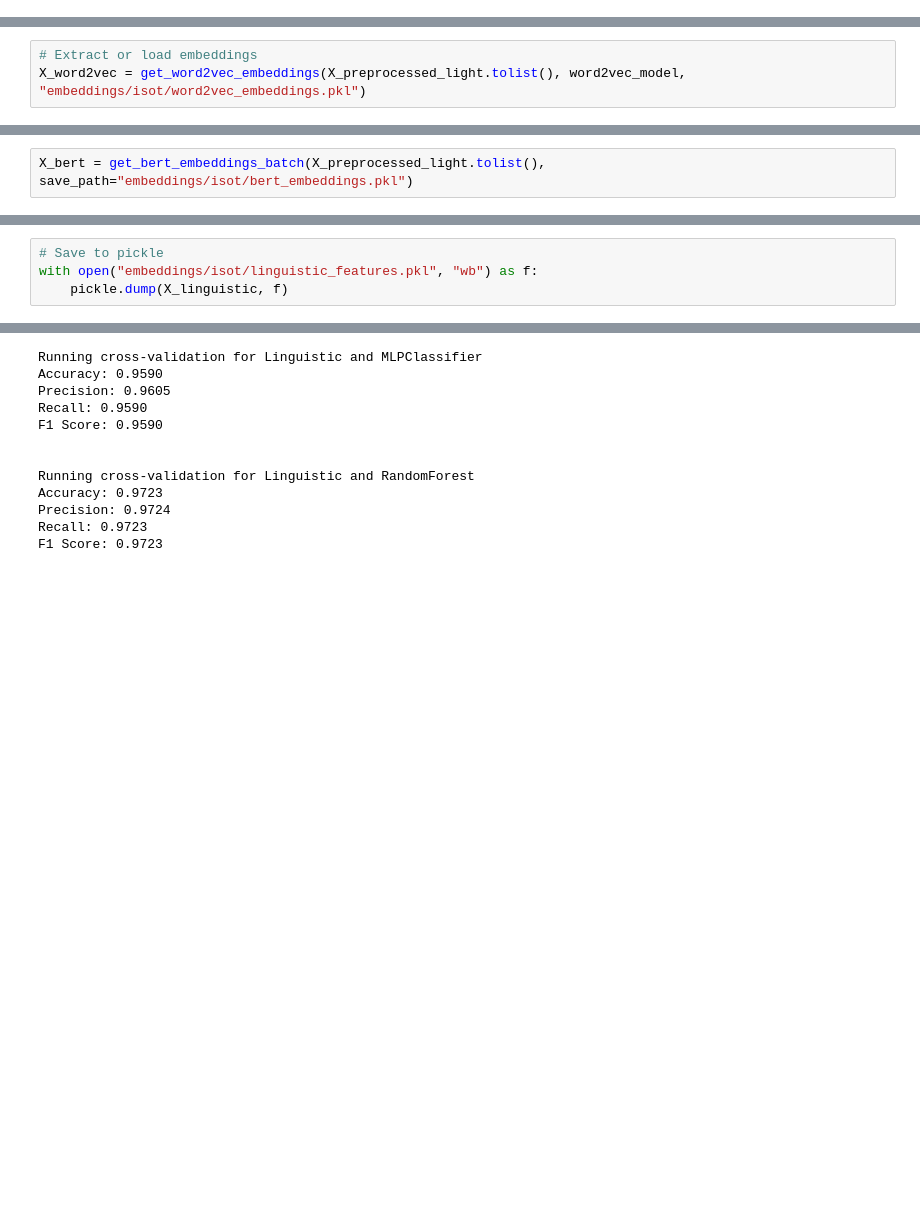
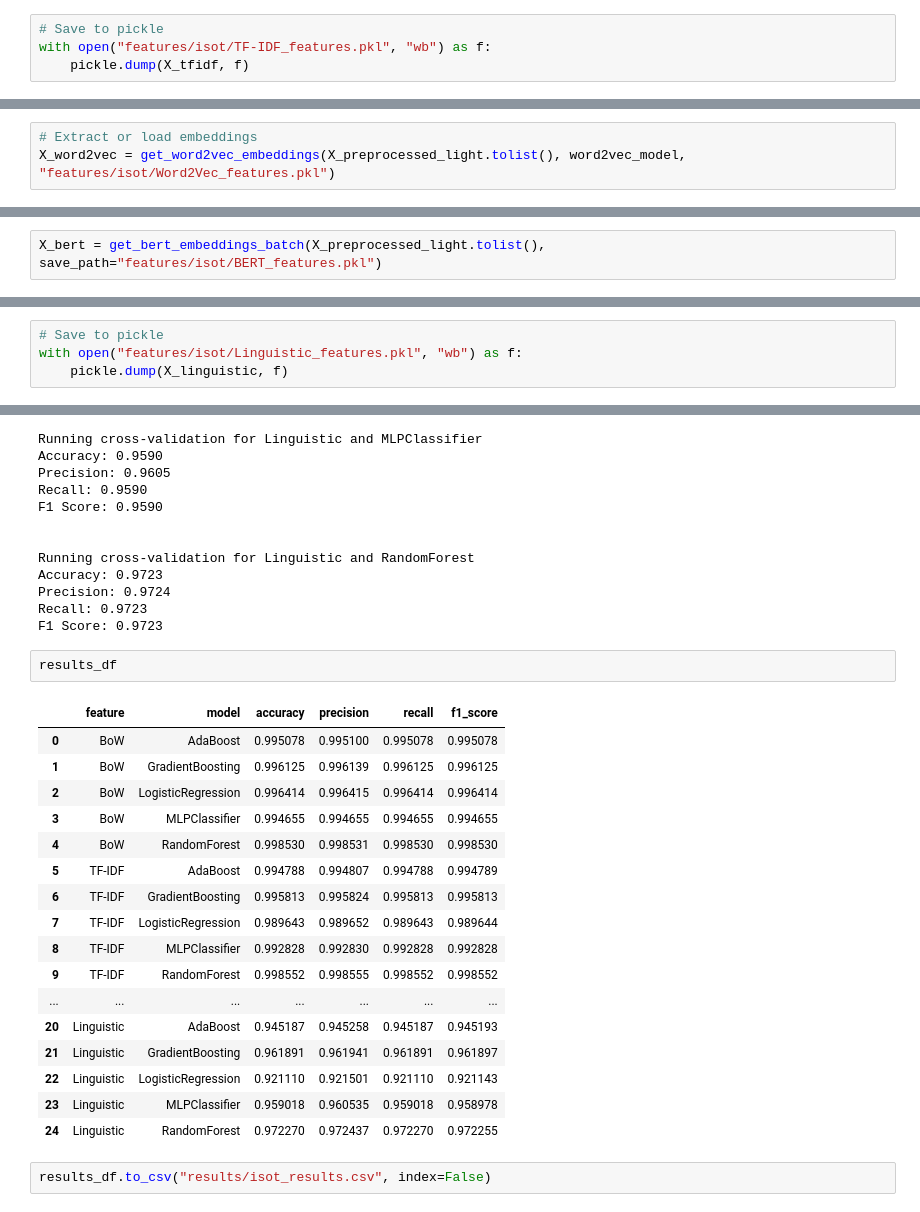
Before and after one commit to lu-julia/fake-news-detection, a Jupyter notebook: 1-isot.ipynb, the cells around one changed output, grey strips where cells are left out. Cells and saved outputs as stored; diff of their text form; blank space fills up the shorter version.

```diff
--- a/isot.ipynb
+++ b/1-isot.ipynb
@@ -250,6 +254,10 @@ def get_tfidf_features(X):
     return X_tfidf, tfidf
 # %%
 X_tfidf, tfidf_vectorizer = get_tfidf_features(X_preprocessed_full)
+# %%
+# Save to pickle
+with open("features/isot/TF-IDF_features.pkl", "wb") as f:
+    pickle.dump(X_tfidf, f)
 # %% [markdown]
 ### 4.3. Word2Vec
 # %%
@@ -296,7 +304,7 @@ word2vec_model = load_word2vec_model()
 Word2Vec loaded! Vocab size: 3000000
 # %%
 # Extract or load embeddings
-X_word2vec = get_word2vec_embeddings(X_preprocessed_light.tolist(), word2vec_model, "embeddings/isot/word2vec_embeddings.pkl")
+X_word2vec = get_word2vec_embeddings(X_preprocessed_light.tolist(), word2vec_model, "features/isot/Word2Vec_features.pkl")
 # %% [output]
 Loading Word2Vec embeddings from cache.
 # %%
@@ -356,7 +364,7 @@ def get_bert_embeddings_batch(texts, save_path, batch_size=32):
 
     return X_bert
 # %%
-X_bert = get_bert_embeddings_batch(X_preprocessed_light.tolist(), save_path="embeddings/isot/bert_embeddings.pkl")
+X_bert = get_bert_embeddings_batch(X_preprocessed_light.tolist(), save_path="features/isot/BERT_features.pkl")
 # %% [output]
 Loading BERT embeddings from cache.
 # %%
@@ -465,7 +473,7 @@ X_linguistic
 44898 rows × 32 columns
 # %%
 # Save to pickle
-with open("embeddings/isot/linguistic_features.pkl", "wb") as f:
+with open("features/isot/Linguistic_features.pkl", "wb") as f:
     pickle.dump(X_linguistic, f)
 # %% [markdown]
 ## 5. Model training and evaluation
@@ -616,3 +624,25 @@ Accuracy: 0.9723
 Precision: 0.9724
 Recall: 0.9723
 F1 Score: 0.9723
+# %%
+results_df
+# %% [output]
+|  | feature | model | accuracy | precision | recall | f1_score |
+| 0 | BoW | AdaBoost | 0.995078 | 0.995100 | 0.995078 | 0.995078 |
+| 1 | BoW | GradientBoosting | 0.996125 | 0.996139 | 0.996125 | 0.996125 |
+| 2 | BoW | LogisticRegression | 0.996414 | 0.996415 | 0.996414 | 0.996414 |
+| 3 | BoW | MLPClassifier | 0.994655 | 0.994655 | 0.994655 | 0.994655 |
+| 4 | BoW | RandomForest | 0.998530 | 0.998531 | 0.998530 | 0.998530 |
+| 5 | TF-IDF | AdaBoost | 0.994788 | 0.994807 | 0.994788 | 0.994789 |
+| 6 | TF-IDF | GradientBoosting | 0.995813 | 0.995824 | 0.995813 | 0.995813 |
+| 7 | TF-IDF | LogisticRegression | 0.989643 | 0.989652 | 0.989643 | 0.989644 |
+| 8 | TF-IDF | MLPClassifier | 0.992828 | 0.992830 | 0.992828 | 0.992828 |
+| 9 | TF-IDF | RandomForest | 0.998552 | 0.998555 | 0.998552 | 0.998552 |
+| ... | ... | ... | ... | ... | ... | ... |
+| 20 | Linguistic | AdaBoost | 0.945187 | 0.945258 | 0.945187 | 0.945193 |
+| 21 | Linguistic | GradientBoosting | 0.961891 | 0.961941 | 0.961891 | 0.961897 |
+| 22 | Linguistic | LogisticRegression | 0.921110 | 0.921501 | 0.921110 | 0.921143 |
+| 23 | Linguistic | MLPClassifier | 0.959018 | 0.960535 | 0.959018 | 0.958978 |
+| 24 | Linguistic | RandomForest | 0.972270 | 0.972437 | 0.972270 | 0.972255 |
+# %%
+results_df.to_csv("results/isot_results.csv", index=False)
```
Also changed, not shown: parts of 1 cell of this notebook, 1 other file.
